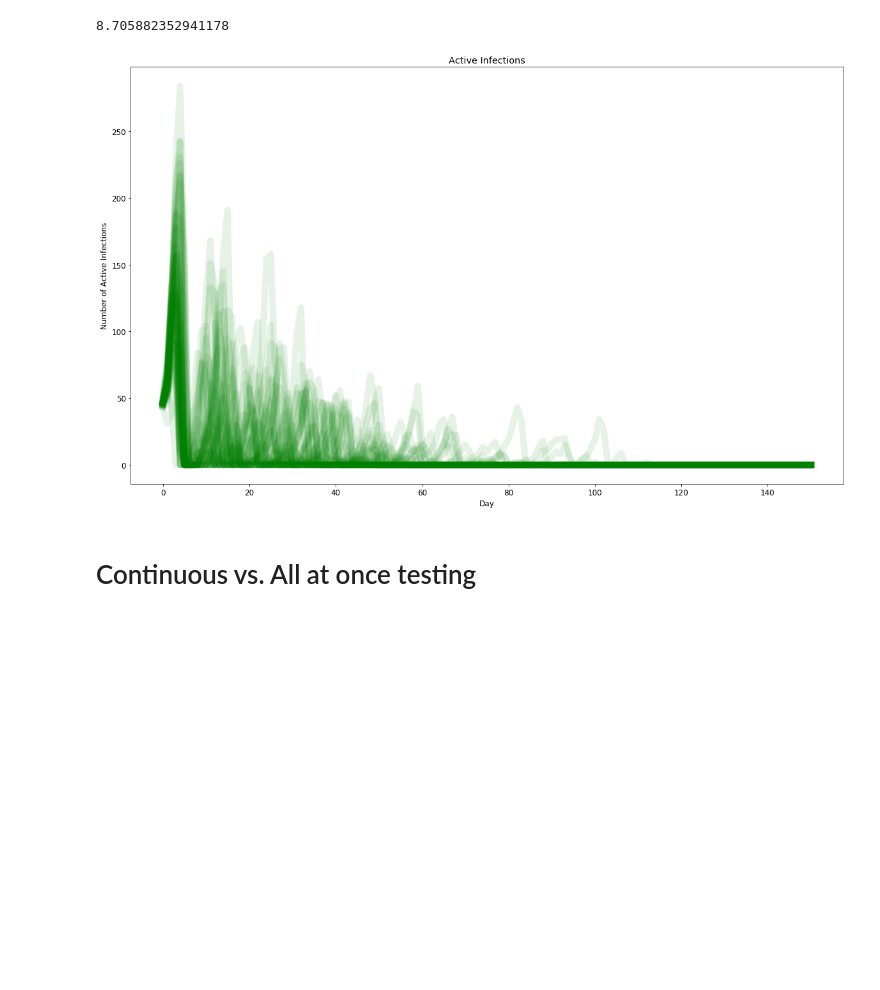
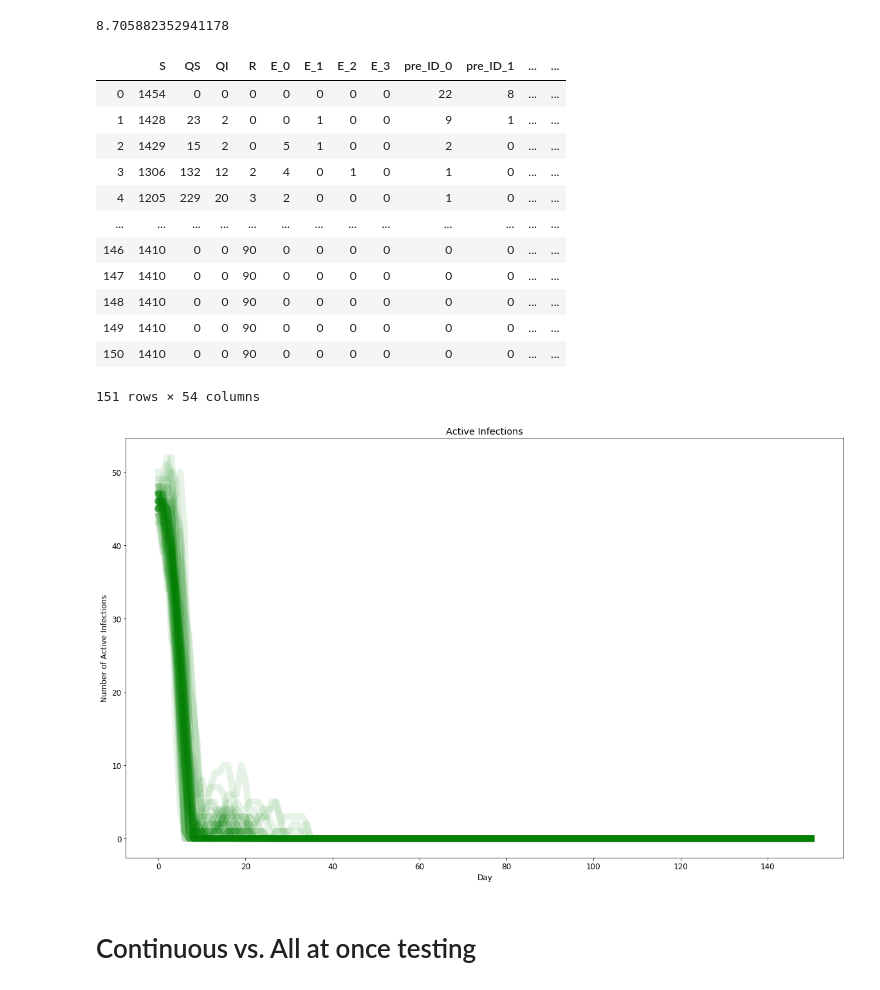
Before and after one commit to peter-i-frazier/group-testing, a Jupyter notebook: notebooks/stochastic_simulation_tutorial.ipynb, the cells around one changed output. Saved outputs shown, nothing was run; the diff lists cells and outputs as text; code cells hidden in the pictures; blank space fills up the shorter version.

Commit message:
Added severity classes to stochastic simulation (population level)

```diff
--- a/notebooks/stochastic_simulation_tutorial.ipynb
+++ b/notebooks/stochastic_simulation_tutorial.ipynb
@@ -55,8 +56,12 @@ print(avg_infectious_window)
 pre_reopen_population = 1500
 pre_reopen_daily_contacts = 7
 
-reopen_population = 2500
-reopen_daily_contacts = 10
+# reopen_population = 2500
+# reopen_daily_contacts = 10
+
+prob_severity_given_age = np.array([[0.25, 0.6, 0.1, 0.05],[0.15, 0.65, 0.15, 0.05],[0.1, 0.5, 0.3, 0.1],[0, 0.45, 0.4, 0.15],[0, 0.3, 0.5, 0.2]])
+prob_infection = np.array([0.01, 0.02, 0.03, 0.04, 0.05])
+prob_age = np.array([0.05, 0.2, 0.25, 0.25, 0.25])
 
 base_params = {
     'max_time_exposed': 4,
@@ -78,9 +83,10 @@ base_params = {
     'sample_QS_exit_function': (lambda n: np.random.binomial(n, 0.3)),
 
     'exposed_infection_p': 0.026,
-    'expected_contacts_per_day': 100,
+    'expected_contacts_per_day': pre_reopen_daily_contacts,
 
-    'mild_symptoms_p': 0.4,
+    'mild_severity_levels': 1,
+    'severity_prevalence': subdivide_severity(prob_severity_given_age, prob_infection, prob_age),
     'mild_symptoms_daily_self_report_p': daily_self_report_mild,
     'severe_symptoms_daily_self_report_p': daily_self_report_severe,
 
@@ -113,8 +119,22 @@ dfs_sims = run_multiple_trajectories(base_params, ntrajectories=50, time_horizon
 # %%
 plt.figure(figsize=(20,12))
 plot_trajectories(dfs_sims, 'Active Infections', base_params)
+dfs_sims[0]
 # %% [output]
+|  | S | QS | QI | R | E_0 | E_1 | E_2 | E_3 | pre_ID_0 | pre_ID_1 | ... | ... |
+| 0 | 1454 | 0 | 0 | 0 | 0 | 0 | 0 | 0 | 22 | 8 | ... | ... |
+| 1 | 1428 | 23 | 2 | 0 | 0 | 1 | 0 | 0 | 9 | 1 | ... | ... |
+| 2 | 1429 | 15 | 2 | 0 | 5 | 1 | 0 | 0 | 2 | 0 | ... | ... |
+| 3 | 1306 | 132 | 12 | 2 | 4 | 0 | 1 | 0 | 1 | 0 | ... | ... |
+| 4 | 1205 | 229 | 20 | 3 | 2 | 0 | 0 | 0 | 1 | 0 | ... | ... |
+| ... | ... | ... | ... | ... | ... | ... | ... | ... | ... | ... | ... | ... |
+| 146 | 1410 | 0 | 0 | 90 | 0 | 0 | 0 | 0 | 0 | 0 | ... | ... |
+| 147 | 1410 | 0 | 0 | 90 | 0 | 0 | 0 | 0 | 0 | 0 | ... | ... |
+| 148 | 1410 | 0 | 0 | 90 | 0 | 0 | 0 | 0 | 0 | 0 | ... | ... |
+| 149 | 1410 | 0 | 0 | 90 | 0 | 0 | 0 | 0 | 0 | 0 | ... | ... |
+| 150 | 1410 | 0 | 0 | 90 | 0 | 0 | 0 | 0 | 0 | 0 | ... | ... |
+151 rows × 54 columns
-[figure, old version]
+[figure, new version]
 # %% [markdown]
 # Continuous vs. All at once testing
 # %%
```
Also changed, not shown: parts of 5 cells of this notebook, 2 other files.
